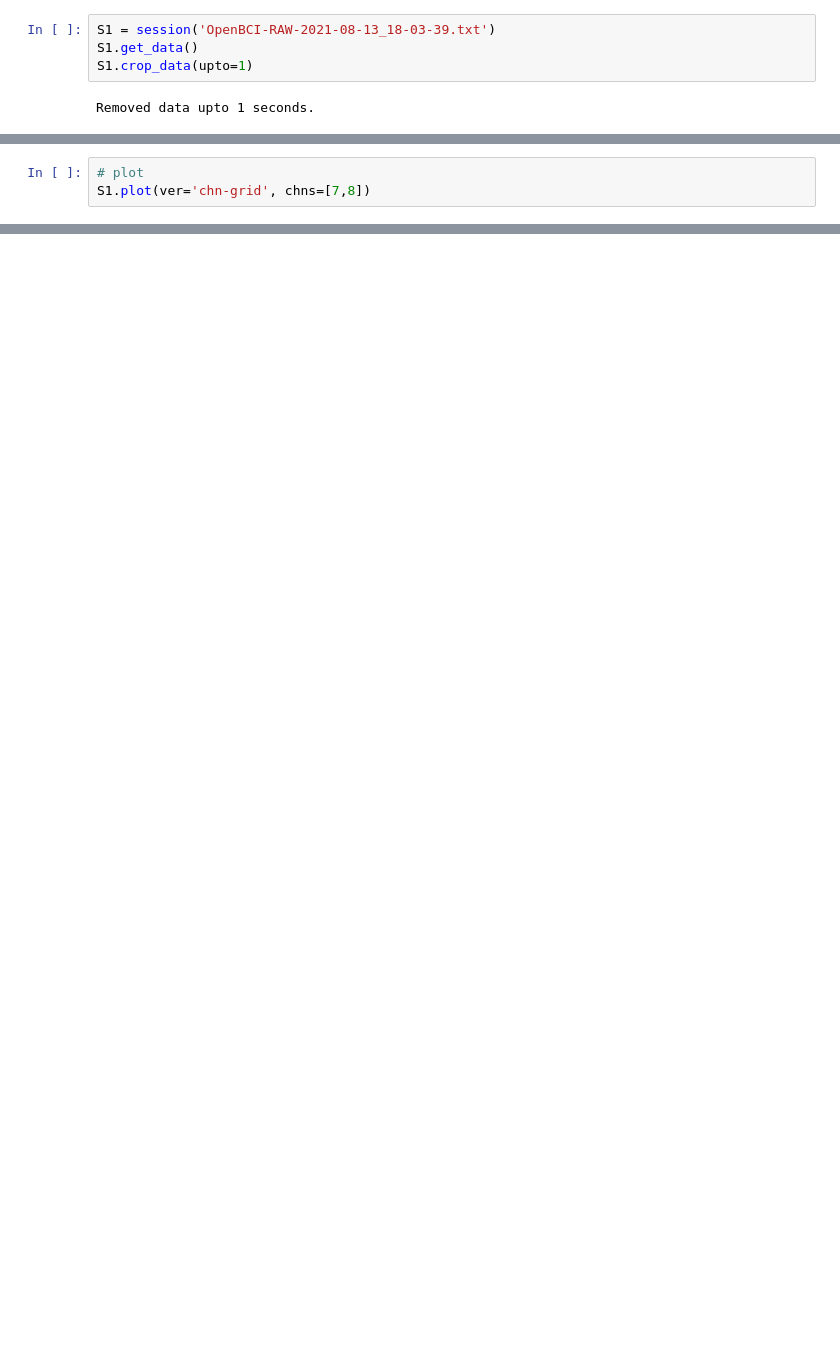
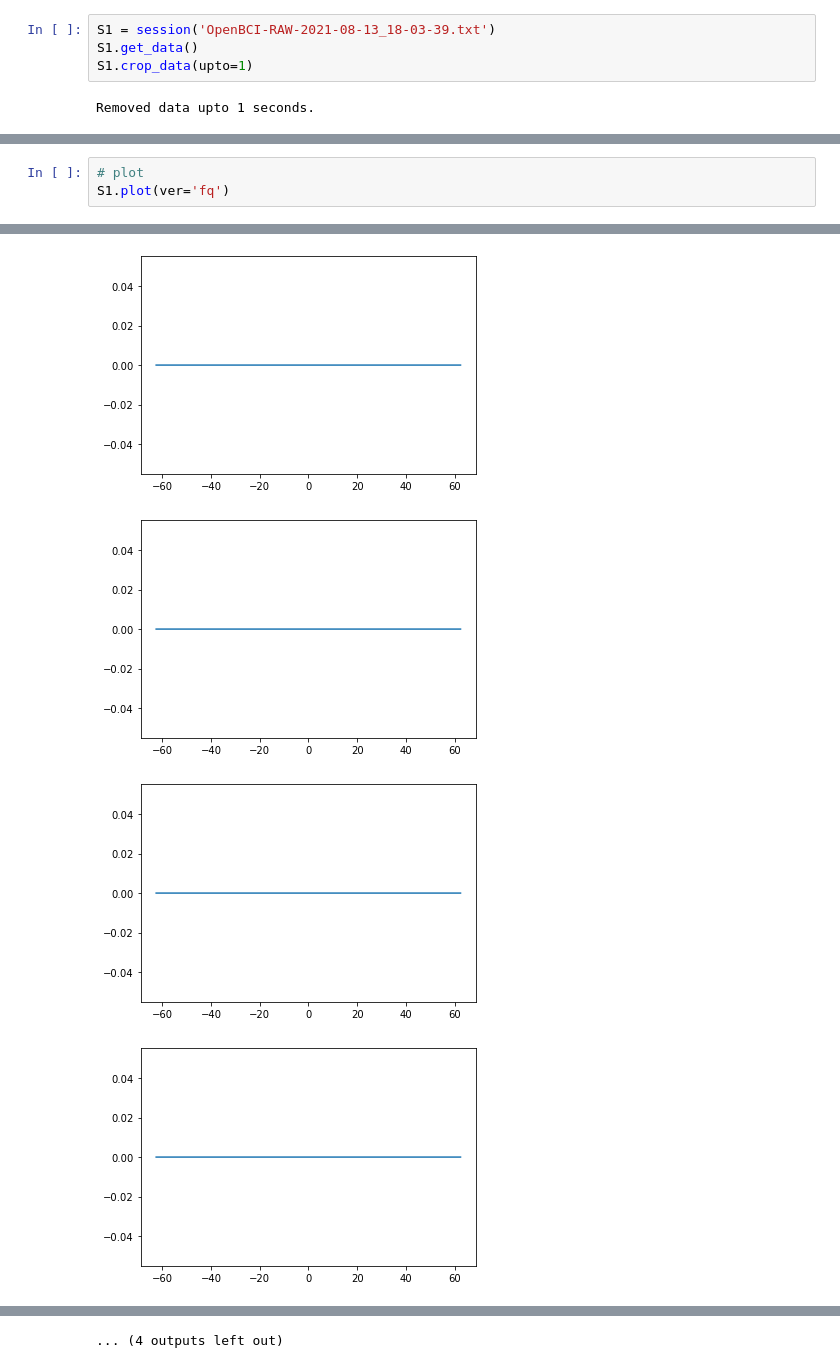
Before and after one commit to nateGeorge/openbci_laryngeal_imagery, a Jupyter notebook: code/testing/EEG_Explorer.ipynb, the cells around one changed output, grey strips where cells are left out. Cells and saved outputs as stored; diff of their text form; blank space fills up the shorter version.

```diff
--- a/code/testing/EEG_Explorer.ipynb
+++ b/code/testing/EEG_Explorer.ipynb
@@ -121,4 +232,4 @@ S1.preprocess(lpf=30, inplace=True)
 # %%
 # plot
-S1.plot(ver='chn-grid', chns=[7,8])
+S1.plot(ver='fq')
 # %% [output]
@@ -125,0 +236,4 @@ S1.plot(ver='chn-grid', chns=[7,8])
+[figure, added]
+[figure, added]
+[figure, added]
+[figure, added]
@@ -126,3 +248,4 @@ S1.plot(ver='chn-grid', chns=[7,8])
+... (4 outputs left out)
 # %%
 S1.data_chns
 # %% [output]
```
Also changed, not shown: parts of 9 cells of this notebook.
